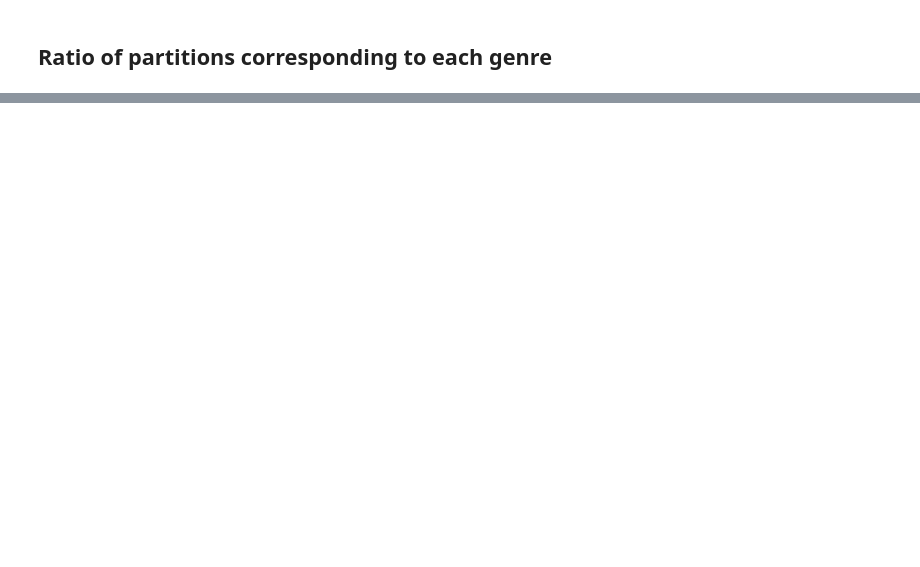
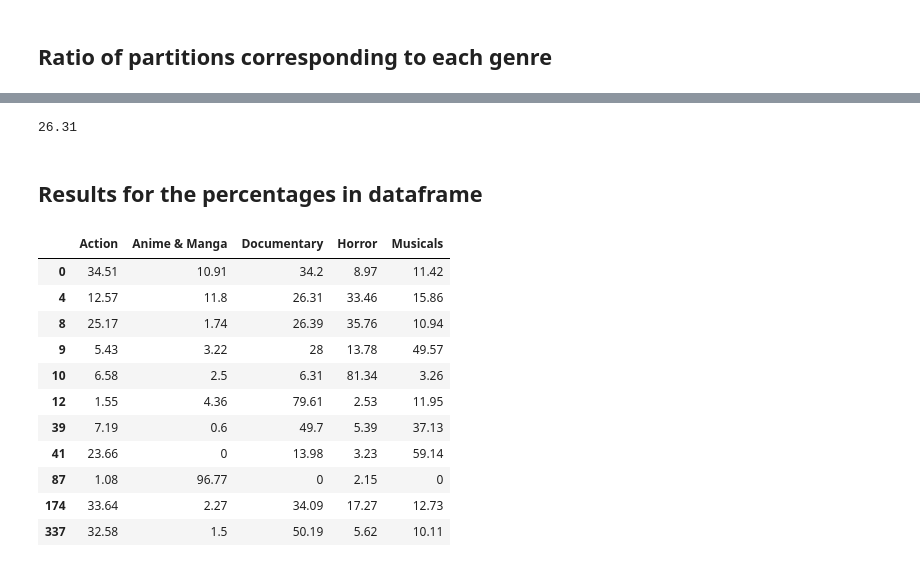
Before and after one commit to corey0211/MRWP-movie-reviews-project, a Jupyter notebook: Percentages.ipynb, the cells around one changed output, grey strips where cells are left out. Drawn from its saved outputs; the diff is of its cells as text; code cells hidden in the pictures; blank space fills up the shorter version.

```diff
--- a/Percentages.ipynb
+++ b/Percentages.ipynb
@@ -42,0 +223,5 @@ print(len(set(division.values())))
+# %%
+# Dictionary of clusters as keys and lists of movies in those clusters as values
+clts = {cl: [mv for mv in dict_clst.keys() if dict_clst[mv]==cl] for cl in large_clusters}
+clts = dict(sorted(clts.items()))
+print(clts)
@@ -96,0 +240,56 @@ print(f"{anm_ratio} of Anime and Manga films are reviewed by the same accounts")
+# %%
+def lookup(genre):
+    """Function taking as input a genre and returning the movie set corresponding to that genre"""
+    if genre=='Documentary':
+        return Doc
+    if genre=='Action':
+        return Act
+    if genre=='Musicals':
+        return Mus
+    if genre=='Anime & Manga':
+        return AnM
+    if genre=='Horror':
+        return Hor
+# %%
+def pct_genre(lst_movies, genre):
+    """Takes a genre and a list of movies and returns how much percentage of this one genre can be found in the list"""
+    if len(lst_movies)==0:
+        return 0
+    else:
+        per = round(len([mv for mv in lst_movies if mv in genre])/len(lst_movies)*100, 2)
+        return per
+# %%
+def pct_cl_genre(clkey, cldict, genre):
+    """Takes as input a cluster key, a cluster dictionary and a genre and outputs the percentage of genre within a
+    specific cluster of the dictionary"""
+    mvies = cldict[clkey]
+    p = pct_genre(mvies, lookup(genre))
+    return p
+# %%
+# Let us try out the last function
+pct_cl_genre(4, clts, "Documentary")
+# %% [output]
+26.31
+# %% [markdown]
+## Results for the percentages in dataframe
+# %%
+# Create an empty dataframe with as columns the different genres and as index the 12 different clusters
+cl_df = pd.DataFrame(columns=sorted(list(set(values))), index=list(clts.keys()))
+# Adding the percentage values to the dataframe row by row
+for i in list(cl_df.index):
+    pct = pd.Series({k:pct_cl_genre(i, clts, k) for k in list(cl_df.columns)})
+    cl_df.loc[i] = pct
+cl_df
+# %% [output]
+|  | Action | Anime & Manga | Documentary | Horror | Musicals |
+| 0 | 34.51 | 10.91 | 34.2 | 8.97 | 11.42 |
+| 4 | 12.57 | 11.8 | 26.31 | 33.46 | 15.86 |
+| 8 | 25.17 | 1.74 | 26.39 | 35.76 | 10.94 |
+| 9 | 5.43 | 3.22 | 28 | 13.78 | 49.57 |
+| 10 | 6.58 | 2.5 | 6.31 | 81.34 | 3.26 |
+| 12 | 1.55 | 4.36 | 79.61 | 2.53 | 11.95 |
+| 39 | 7.19 | 0.6 | 49.7 | 5.39 | 37.13 |
+| 41 | 23.66 | 0 | 13.98 | 3.23 | 59.14 |
+| 87 | 1.08 | 96.77 | 0 | 2.15 | 0 |
+| 174 | 33.64 | 2.27 | 34.09 | 17.27 | 12.73 |
+| 337 | 32.58 | 1.5 | 50.19 | 5.62 | 10.11 |
```
Also changed, not shown: parts of 46 cells of this notebook.
